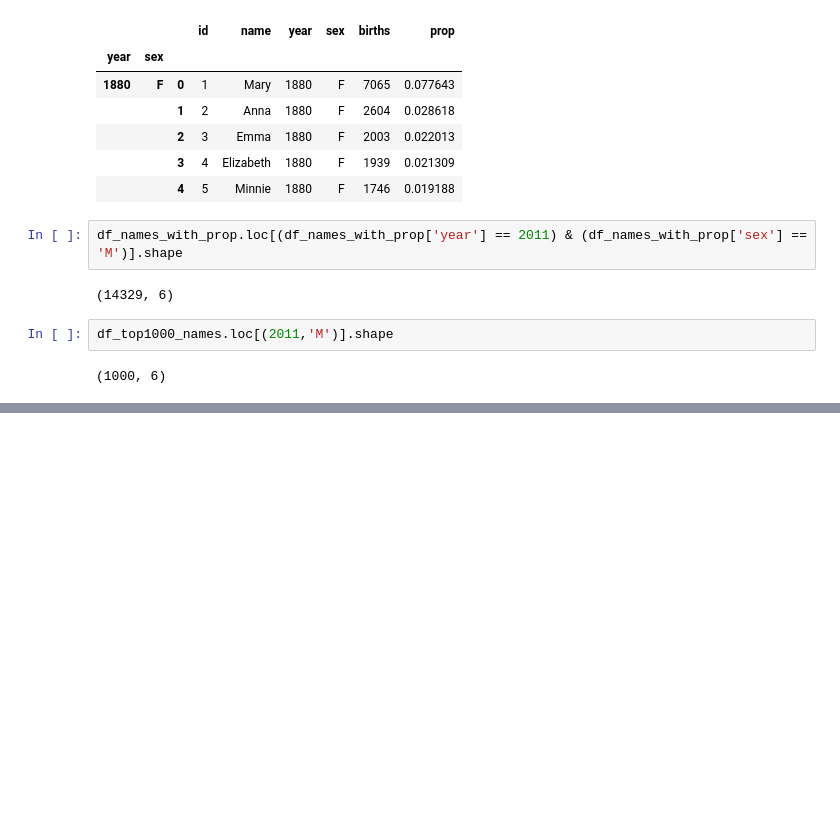
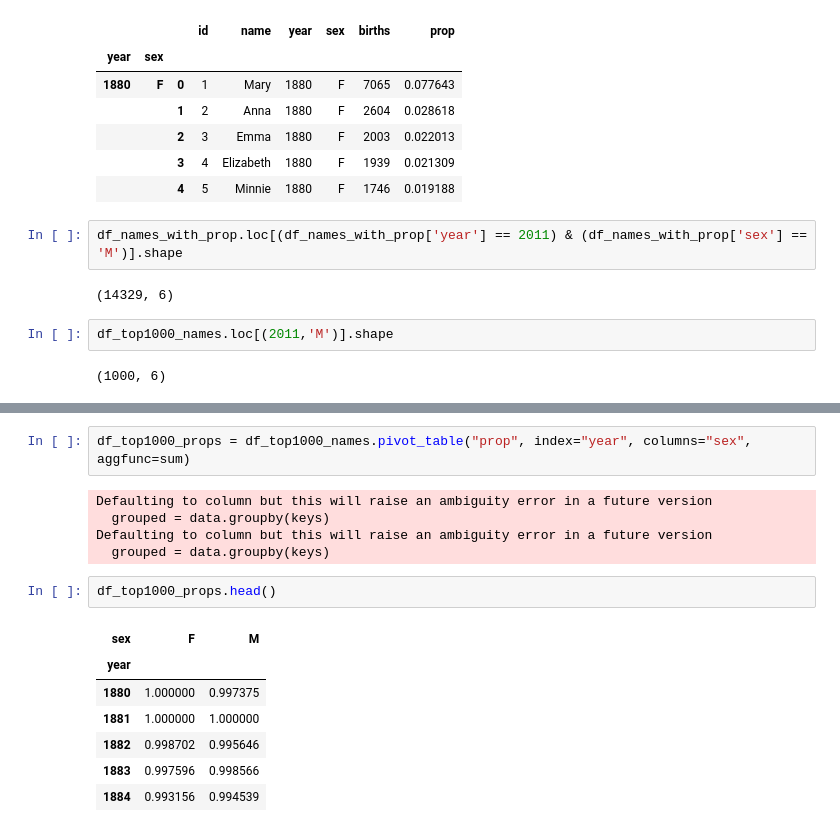
Before and after one commit to wits73/py_project, a Jupyter notebook: US_Baby_Name.ipynb, the cells around one changed output, grey strips where cells are left out. Cells and saved outputs as stored; diff of their text form; blank space fills up the shorter version.

```diff
--- a/US_Baby_Name.ipynb
+++ b/US_Baby_Name.ipynb
@@ -142,0 +150,17 @@ df_top1000_names.loc[(2011,'M')].shape
+# %%
+df_top1000_props = df_top1000_names.pivot_table("prop", index="year", columns="sex", aggfunc=sum)
+# %% [output]
+Defaulting to column but this will raise an ambiguity error in a future version
+  grouped = data.groupby(keys)
+Defaulting to column but this will raise an ambiguity error in a future version
+  grouped = data.groupby(keys)
+# %%
+df_top1000_props.head()
+# %% [output]
+| sex | F | M |
+| year |  |  |
+| 1880 | 1.000000 | 0.997375 |
+| 1881 | 1.000000 | 1.000000 |
+| 1882 | 0.998702 | 0.995646 |
+| 1883 | 0.997596 | 0.998566 |
+| 1884 | 0.993156 | 0.994539 |
```
Also changed, not shown: parts of 18 cells of this notebook.
